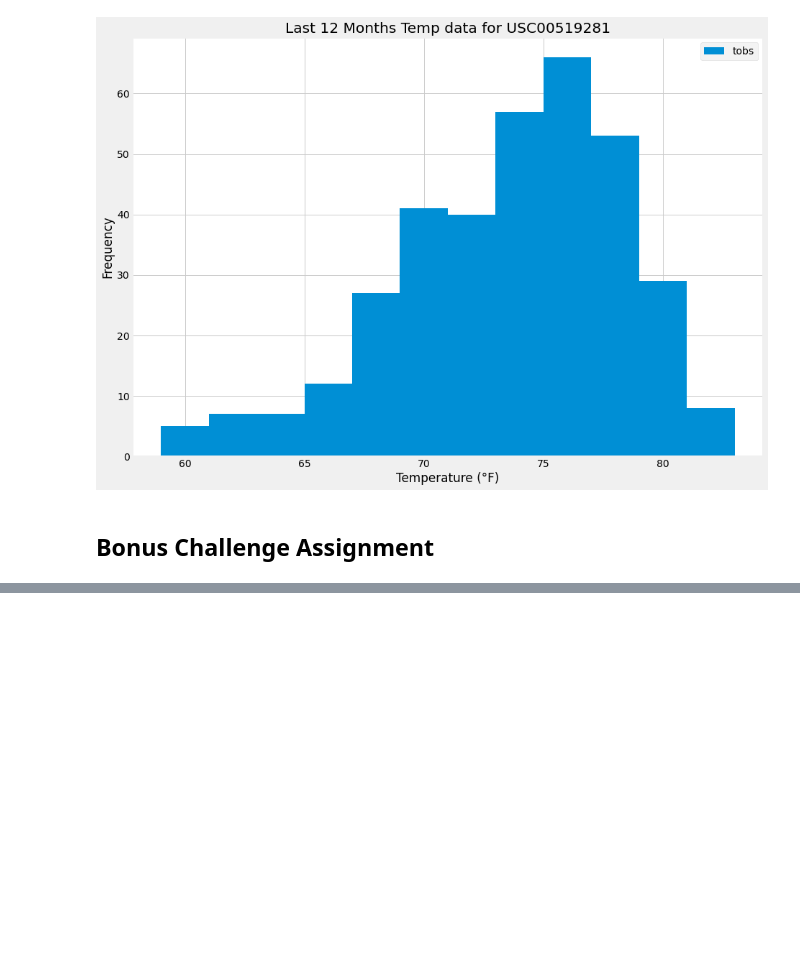
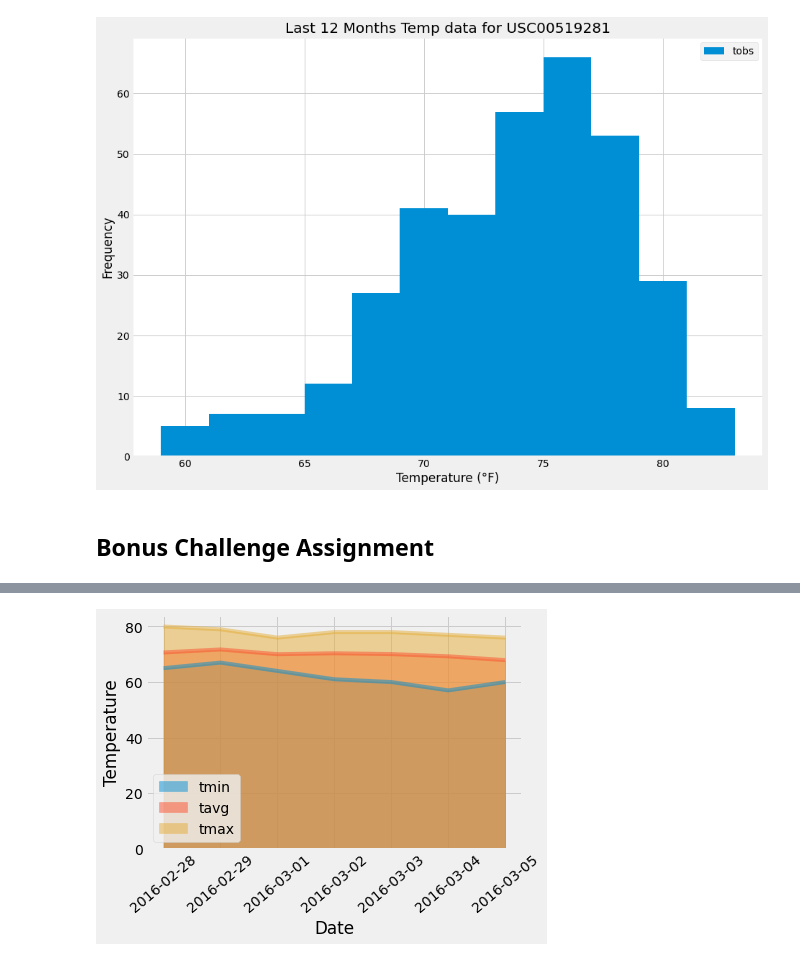
Before and after one commit to jfield24/sqlalchemy-challenge, a Jupyter notebook: climate_starter.ipynb, the cells around one changed output, grey strips where cells are left out. Saved outputs shown, nothing was run; the diff lists cells and outputs as text; code cells hidden in the pictures; blank space fills up the shorter version.

```diff
--- a/climate_starter.ipynb
+++ b/climate_starter.ipynb
@@ -202,3 +270,17 @@ print(calc_temps('2012-02-28', '2012-03-05'))
 # %%
 # Calculate the total amount of rainfall per weather station for your trip dates using the previous year's matching dates.
 # Sort this in descending order by precipitation amount and list the station, name, latitude, longitude, and elevation
+start_date = '2016-02-28'
+end_date = '2016-03-05'
+
+sel = [Station.station,Station.name,Station.latitude,Station.longitude,Station.elevation,func.sum(Measurement.prcp)]
+result = session.query(*sel).\
+    filter(Station.station == Measurement.station).\
+    group_by(Measurement.station).\
+    filter(Measurement.date >= startdate).\
+    filter(Measurement.date <= enddate).\
+    order_by(func.sum(Measurement.prcp).desc()).\
+    all()
+
+rainfall_per_stations = pd.DataFrame(result, columns=['Station','Name','Latitude','Longitude','Elevation','Precipitation Sum'])
+rainfall_per_stations
@@ -224,11 +317,23 @@ daily_normals("01-01")
 # %%
 # calculate the daily normals for your trip
 # push each tuple of calculations into a list called `normals`
+normals = []
+# Set the start and end date of the trip
+start_date = '2016-02-28'
+end_date = '2016-03-05'
+# Use the start and end date to create a range of dates
+# Strip off the year and save a list of %m-%d strings
+start_stripped = dt.datetime.strptime(start_date, '%Y-%m-%d')
+end_stripped = dt.datetime.strptime(end_date, '%Y-%m-%d')
 
-# Set the start and end date of the trip
-
-# Use the start and end date to create a range of dates
-
-# Stip off the year and save a list of %m-%d strings
+# Create this list for next part
+trip_dates = []
 
 # Loop through the list of %m-%d strings and calculate the normals for each date
+while (start_stripped <= end_stripped):
+    trip_dates.append(dt.datetime.strftime(start_stripped,'%Y-%m-%d'))
+    datestr = dt.datetime.strftime(start_stripped,'%m-%d')
+    normals.append(list(np.ravel(daily_normals(datestr))))
+    start_stripped = start_stripped + dt.timedelta(days = 1)
+
+normals
@@ -235,2 +348,6 @@ daily_normals("01-01")
 # %%
 # Load the previous query results into a Pandas DataFrame and add the `trip_dates` range as the `date` index
+my_trip_df = pd.DataFrame(normals, columns=["tmin", "tavg", "tmax"])
+my_trip_df["Date"] = trip_dates
+my_trip_df = my_trip_df.set_index("Date")
+my_trip_df
@@ -237,2 +364,8 @@ daily_normals("01-01")
 # %%
 # Plot the daily normals as an area plot with `stacked=False`
+my_trip_df.plot.area(stacked=False)
+plt.ylabel("Temperature")
+plt.xticks(rotation=40)
+plt.show()
+# %% [output]
+[figure, added]
```
Also changed, not shown: parts of 15 cells of this notebook, 4 other files.
